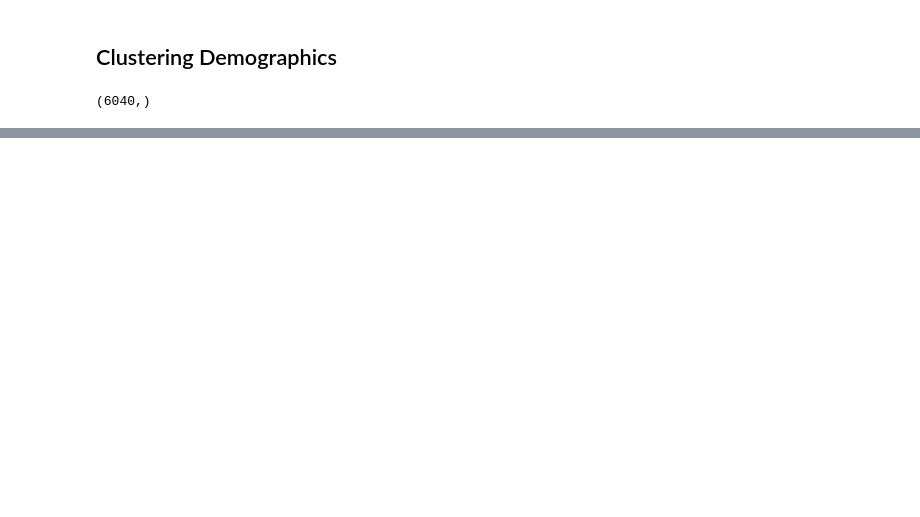
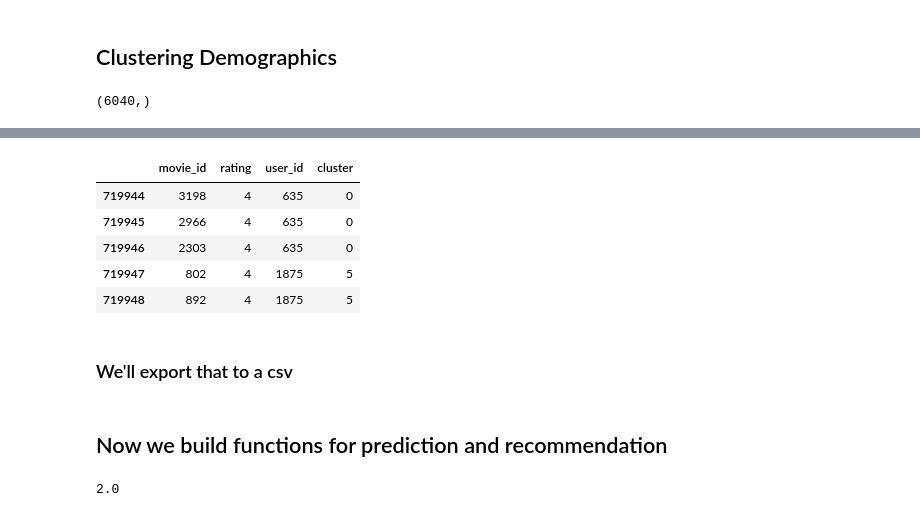
Before and after one commit to tsgreenwood-flatiron-data-science/recommendation-case-study, a Jupyter notebook: tara_eda.ipynb, the cells around one changed output, grey strips where cells are left out. Saved outputs shown, nothing was run; the diff lists cells and outputs as text; code cells hidden in the pictures; blank space fills up the shorter version.

```diff
--- a/tara_eda.ipynb
+++ b/tara_eda.ipynb
@@ -91,3 +70,5 @@ drf.loc[drf.user_id == 2060]
+# %%
+drf = drf.drop('timestamp', axis=1)
 # %%
 drf.movie_id.value_counts()
 # %% [output]
@@ -434,5 +336,0 @@ TypeError: cannot concatenate object of type "<class 'scipy.sparse.csr.csr_matri
-# %%
-#create dictionary of user ids and their clusters
-cluster_dict = {}
-for k, v in zip(user_df['id'].tolist(), user_df['cluster'].tolist()):
-    cluster_dict[k] = v
@@ -506,0 +351,19 @@ show(ratings_table)
+# %%
+cluster_dict = {}
+for k, v in zip(usdf['user_id'].tolist(), usdf['cluster'].tolist()):
+    cluster_dict[k] = v
+# %%
+#ratings dataframe with user cluster label
+mvcf = drf
+mvcf['cluster'] = mvcf['user_id'].apply(lambda x: cluster_dict[x])
+# %%
+mvcf.tail()
+# %% [output]
+|  | movie_id | rating | user_id | cluster |
+| 719944 | 3198 | 4 | 635 | 0 |
+| 719945 | 2966 | 4 | 635 | 0 |
+| 719946 | 2303 | 4 | 635 | 0 |
+| 719947 | 802 | 4 | 1875 | 5 |
+| 719948 | 892 | 4 | 1875 | 5 |
+# %% [markdown]
+### We'll export that to a csv
@@ -506,0 +372,2 @@ show(ratings_table)
+# %% [markdown]
+## Now we build functions for prediction and recommendation
@@ -506,0 +377,4 @@ show(ratings_table)
+# %%
+cluster6040
+# %% [output]
+2.0
```
Also changed, not shown: parts of 67 cells of this notebook, 3 other files.
